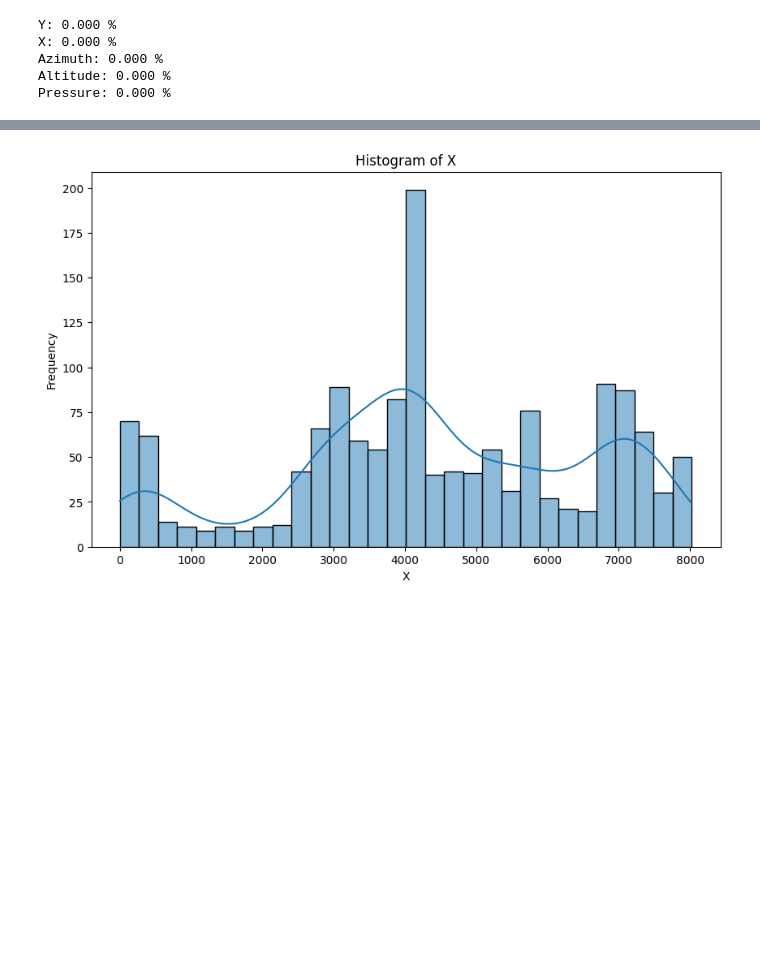
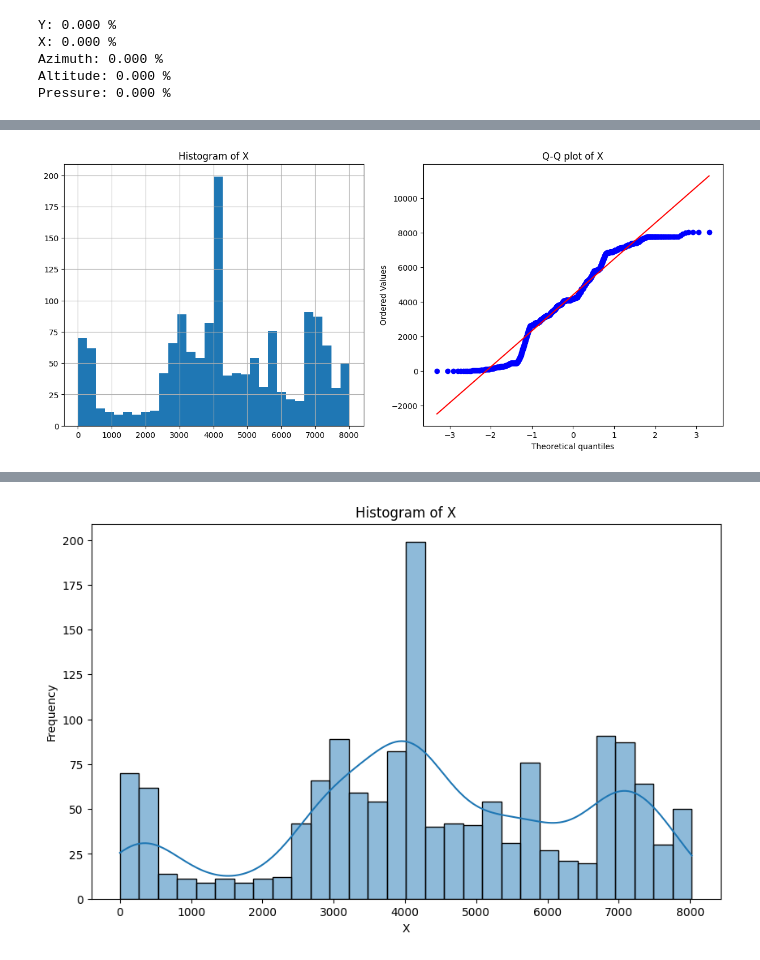
Before and after one commit to isak792/watermarking, a Jupyter notebook: notebooks/Avance1.5Equipo.ipynb, the cells around one changed output, grey strips where cells are left out. Saved outputs shown, nothing was run; the diff lists cells and outputs as text; code cells hidden in the pictures; blank space fills up the shorter version.

```diff
--- a/notebooks/Avance1.5Equipo.ipynb
+++ b/notebooks/Avance1.5Equipo.ipynb
@@ -124,0 +150,4 @@ Estadisticas
+# %%
+ph_df.diagnostic_plots("X")
+# %% [output]
+[figure, added]
```
Also changed, not shown: parts of 12 cells of this notebook, 2 other files.
